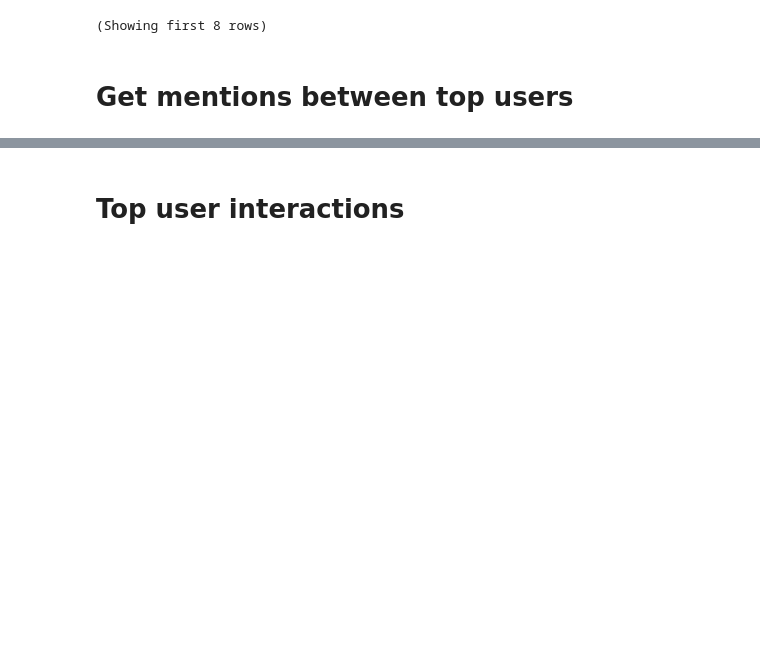
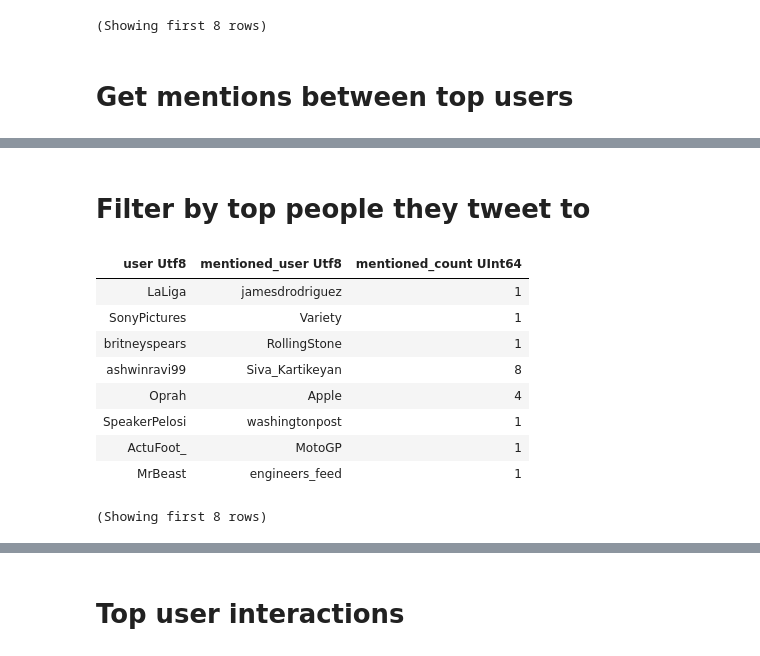
Before and after one commit to kevinzwang/project-constellai, a Jupyter notebook: twitter.ipynb, the cells around one changed output, grey strips where cells are left out. Cells and saved outputs as stored; diff of their text form; code cells hidden in the pictures; blank space fills up the shorter version.

```diff
--- a/twitter.ipynb
+++ b/twitter.ipynb
@@ -125 +125,17 @@ top_user_mentions.count().show()
 (Showing first 1 of 1 rows)
+# %% [markdown]
+# Filter by top people they tweet to
+# %%
+mentioned_counts = top_user_mentions.groupby("user", "mentioned_user").agg(col("user").count().alias("mentioned_count"))
+mentioned_counts.show()
+# %% [output]
+| user Utf8 | mentioned_user Utf8 | mentioned_count UInt64 |
+| LaLiga | jamesdrodriguez | 1 |
+| SonyPictures | Variety | 1 |
+| britneyspears | RollingStone | 1 |
+| ashwinravi99 | Siva_Kartikeyan | 8 |
+| Oprah | Apple | 4 |
+| SpeakerPelosi | washingtonpost | 1 |
+| ActuFoot_ | MotoGP | 1 |
+| MrBeast | engineers_feed | 1 |
+(Showing first 8 rows)
```
Also changed, not shown: parts of 15 cells of this notebook, 3 other files.
